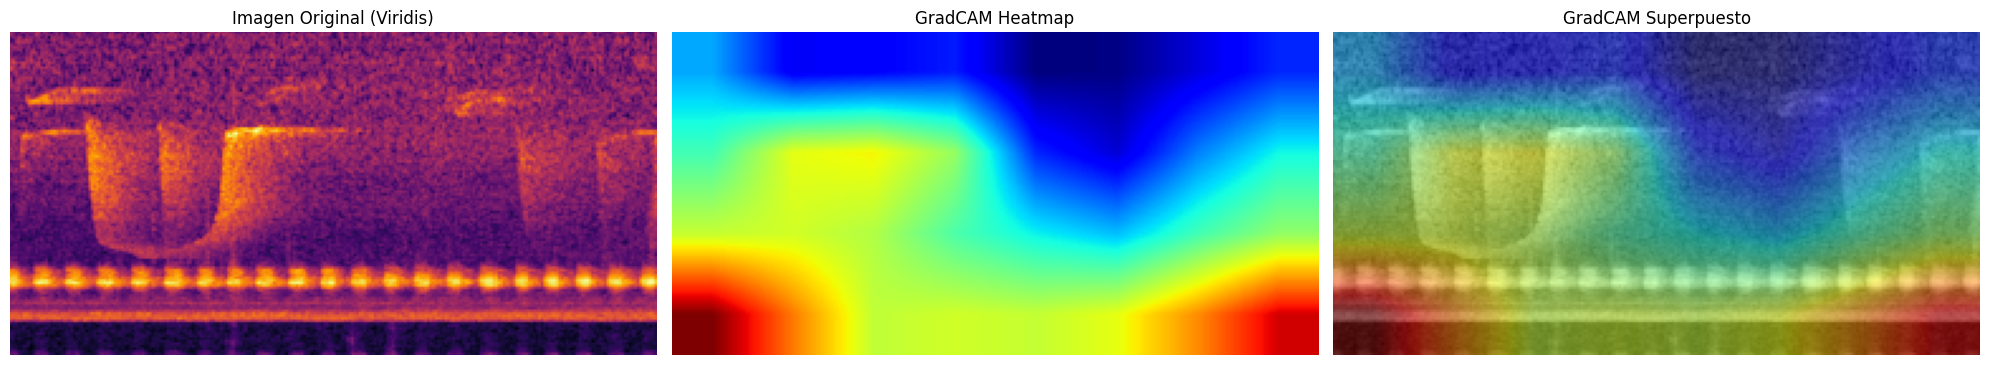
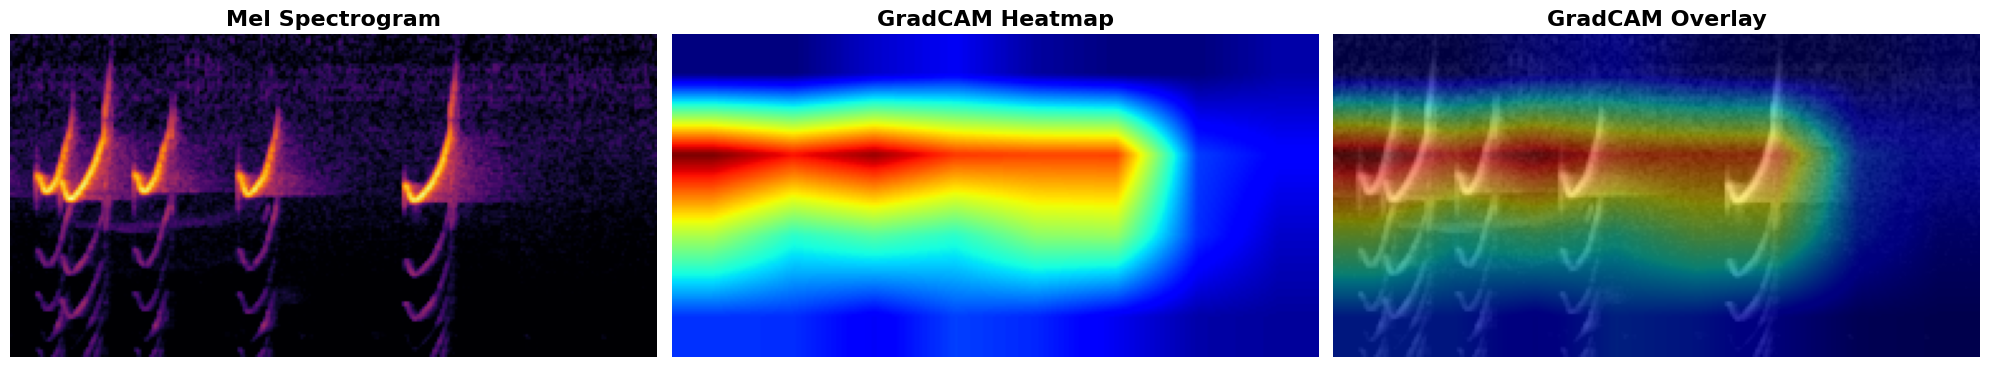
Code edit (unified diff) that turned the first committed figure into the second:
--- before
+++ after
@@ -9,10 +9,10 @@
 else:
     axes[0].imshow(original_img, cmap='inferno')
-axes[0].set_title('Imagen Original (Viridis)')
+axes[0].set_title('Mel Spectrogram', fontsize=16, fontweight='bold')
 axes[0].axis('off')
 
 # Mapa de calor
 axes[1].imshow(heatmap, cmap="jet")
-axes[1].set_title('GradCAM Heatmap')
+axes[1].set_title('GradCAM Heatmap', fontsize=16, fontweight='bold')
 axes[1].axis('off')
 
@@ -20,5 +20,5 @@
 axes[2].imshow(original_img)
 axes[2].imshow(heatmap, alpha=0.5, cmap='jet')
-axes[2].set_title('GradCAM Superpuesto')
+axes[2].set_title('GradCAM Overlay', fontsize=16, fontweight='bold')
 axes[2].axis('off')
 

Commit: refactor: refactor plots